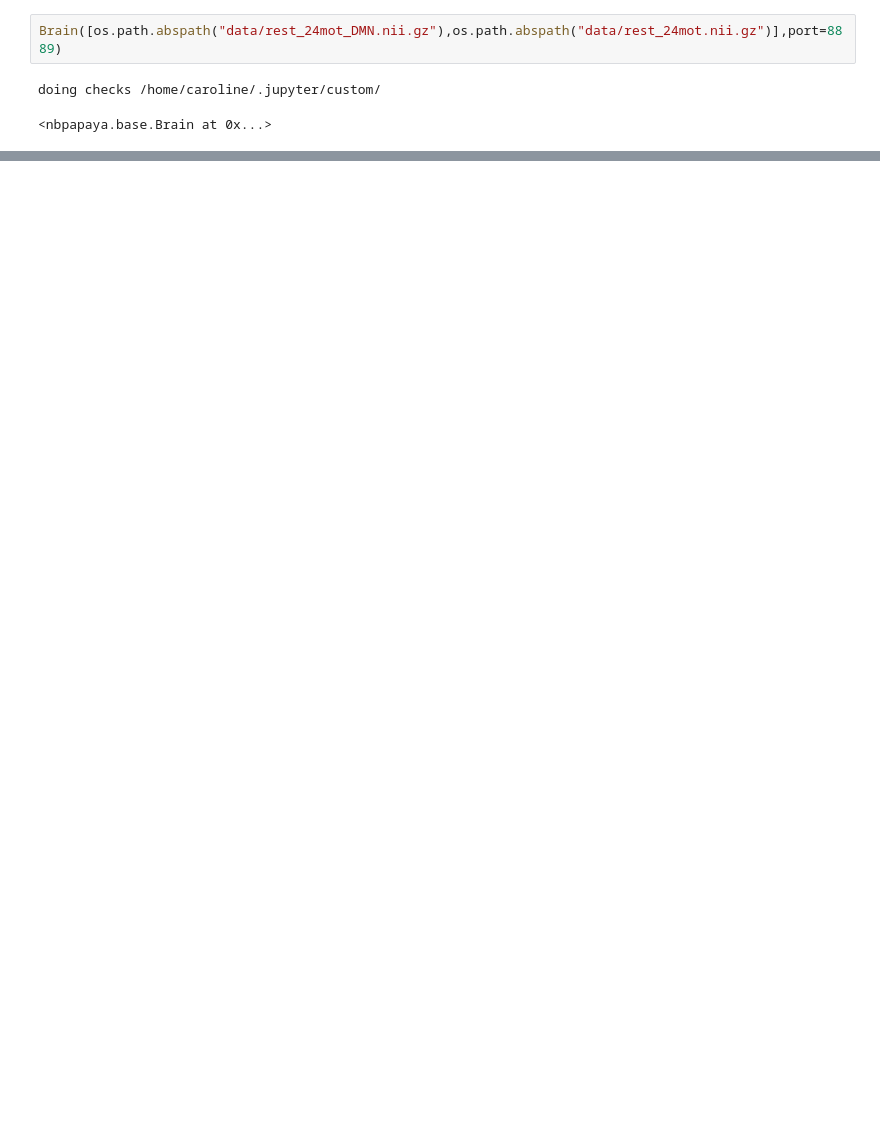
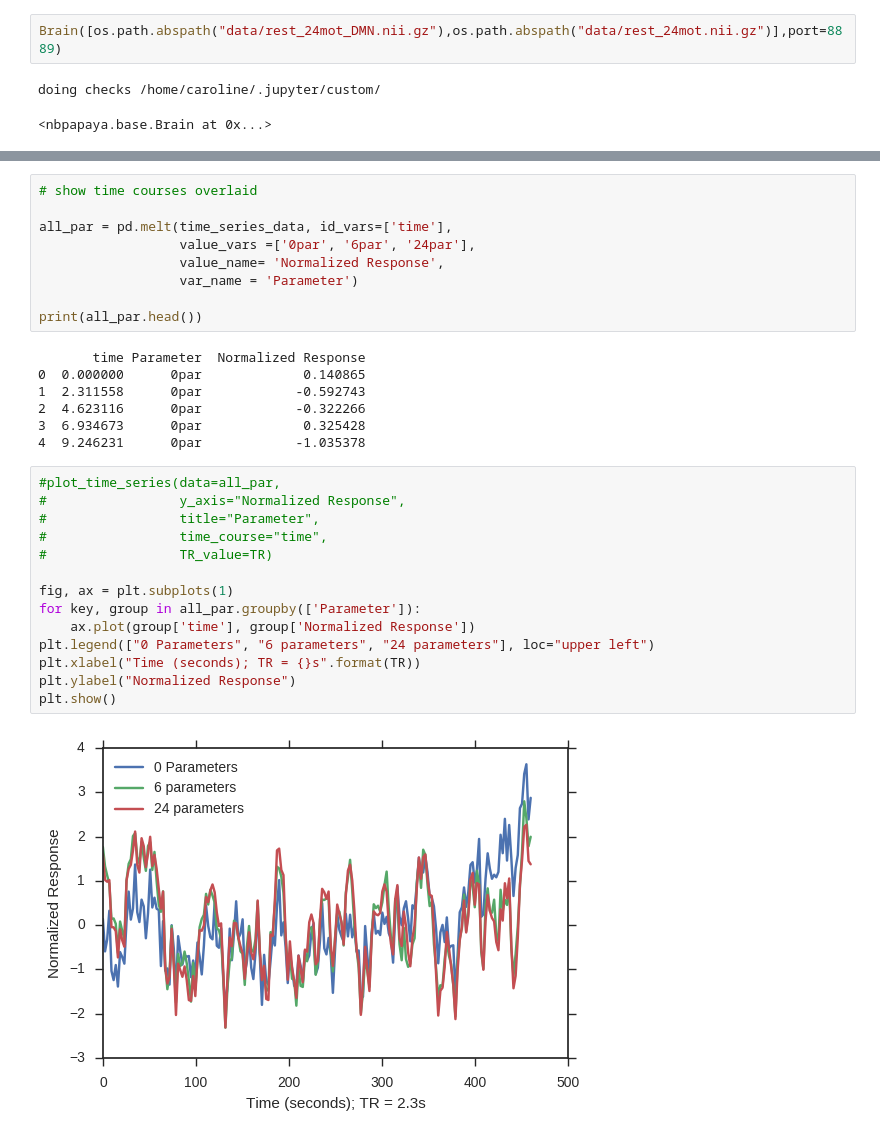
Before and after one commit to belyguerra/platypus, a Jupyter notebook: brains.ipynb, the cells around one changed output, grey strips where cells are left out. Drawn from its saved outputs; the diff is of its cells as text; blank space fills up the shorter version.

```diff
--- a/brains.ipynb
+++ b/brains.ipynb
@@ -91,0 +187,32 @@ plot_time_series(time_series_data['24par'],
+# %%
+# show time courses overlaid
+
+all_par = pd.melt(time_series_data, id_vars=['time'],
+                  value_vars =['0par', '6par', '24par'],
+                  value_name= 'Normalized Response',
+                  var_name = 'Parameter')
+
+print(all_par.head())
+# %% [output]
+       time Parameter  Normalized Response
+0  0.000000      0par             0.140865
+1  2.311558      0par            -0.592743
+2  4.623116      0par            -0.322266
+3  6.934673      0par             0.325428
+4  9.246231      0par            -1.035378
+# %%
+#plot_time_series(data=all_par,
+#                 y_axis="Normalized Response",
+#                 title="Parameter",
+#                 time_course="time",
+#                 TR_value=TR)
+
+fig, ax = plt.subplots(1)
+for key, group in all_par.groupby(['Parameter']):
+    ax.plot(group['time'], group['Normalized Response'])
+plt.legend(["0 Parameters", "6 parameters", "24 parameters"], loc="upper left")
+plt.xlabel("Time (seconds); TR = {}s".format(TR))
+plt.ylabel("Normalized Response")
+plt.show()
+# %% [output]
+[figure, added]
```
Also changed, not shown: parts of 38 cells of this notebook.
